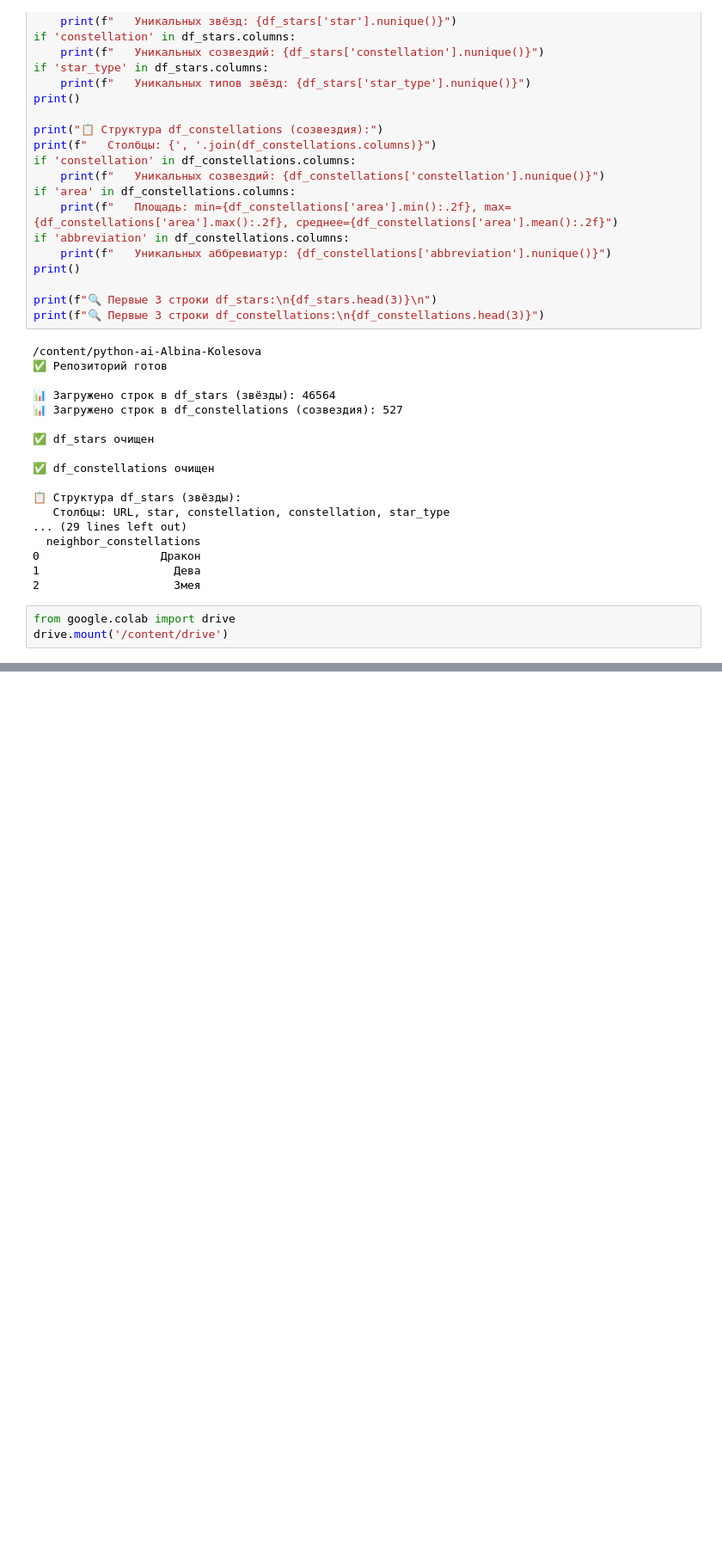
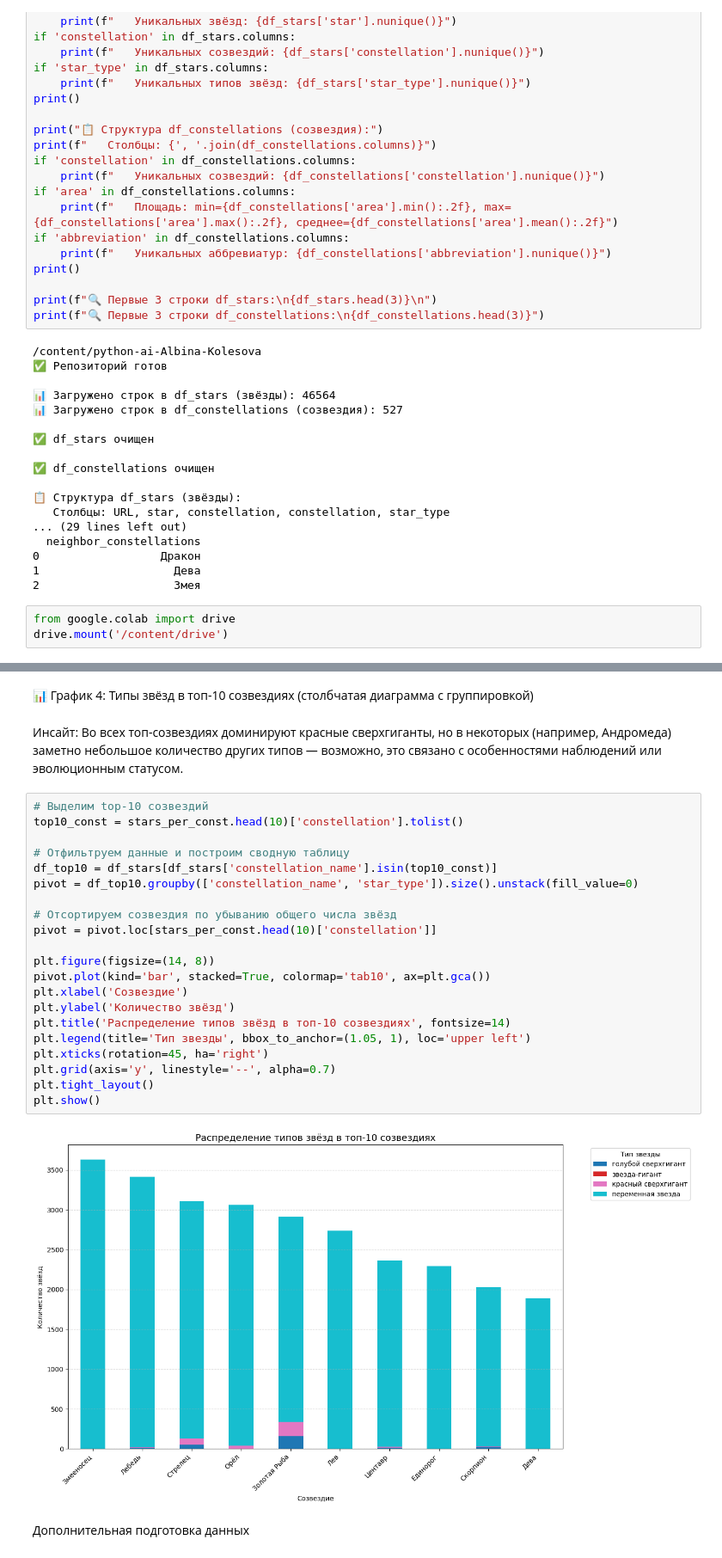
Before and after one commit to kolessovva/python-ai-Albina-Kolesova, a Jupyter notebook: notebooks/week3_visualization.ipynb, the cells around one changed output, grey strips where cells are left out. Shown at 86% size. Saved outputs shown, nothing was run; the diff lists cells and outputs as text; blank space fills up the shorter version.

```diff
--- a/notebooks/week3_visualization.ipynb
+++ b/notebooks/week3_visualization.ipynb
@@ -129,0 +239,29 @@ drive.mount('/content/drive')
+# %% [markdown]
+📊 График 4: Типы звёзд в топ-10 созвездиях (столбчатая диаграмма с группировкой)
+# %% [markdown]
+Инсайт: Во всех топ-созвездиях доминируют красные сверхгиганты, но в некоторых (например, Андромеда) заметно небольшое количество других типов — возможно, это связано с особенностями наблюдений или эволюционным статусом.
+# %%
+# Выделим top-10 созвездий
+top10_const = stars_per_const.head(10)['constellation'].tolist()
+
+# Отфильтруем данные и построим сводную таблицу
+df_top10 = df_stars[df_stars['constellation_name'].isin(top10_const)]
+pivot = df_top10.groupby(['constellation_name', 'star_type']).size().unstack(fill_value=0)
+
+# Отсортируем созвездия по убыванию общего числа звёзд
+pivot = pivot.loc[stars_per_const.head(10)['constellation']]
+
+plt.figure(figsize=(14, 8))
+pivot.plot(kind='bar', stacked=True, colormap='tab10', ax=plt.gca())
+plt.xlabel('Созвездие')
+plt.ylabel('Количество звёзд')
+plt.title('Распределение типов звёзд в топ-10 созвездиях', fontsize=14)
+plt.legend(title='Тип звезды', bbox_to_anchor=(1.05, 1), loc='upper left')
+plt.xticks(rotation=45, ha='right')
+plt.grid(axis='y', linestyle='--', alpha=0.7)
+plt.tight_layout()
+plt.show()
+# %% [output]
+[figure, added]
+# %% [markdown]
+Дополнительная подготовка данных
```
Also changed, not shown: parts of 33 cells of this notebook.
